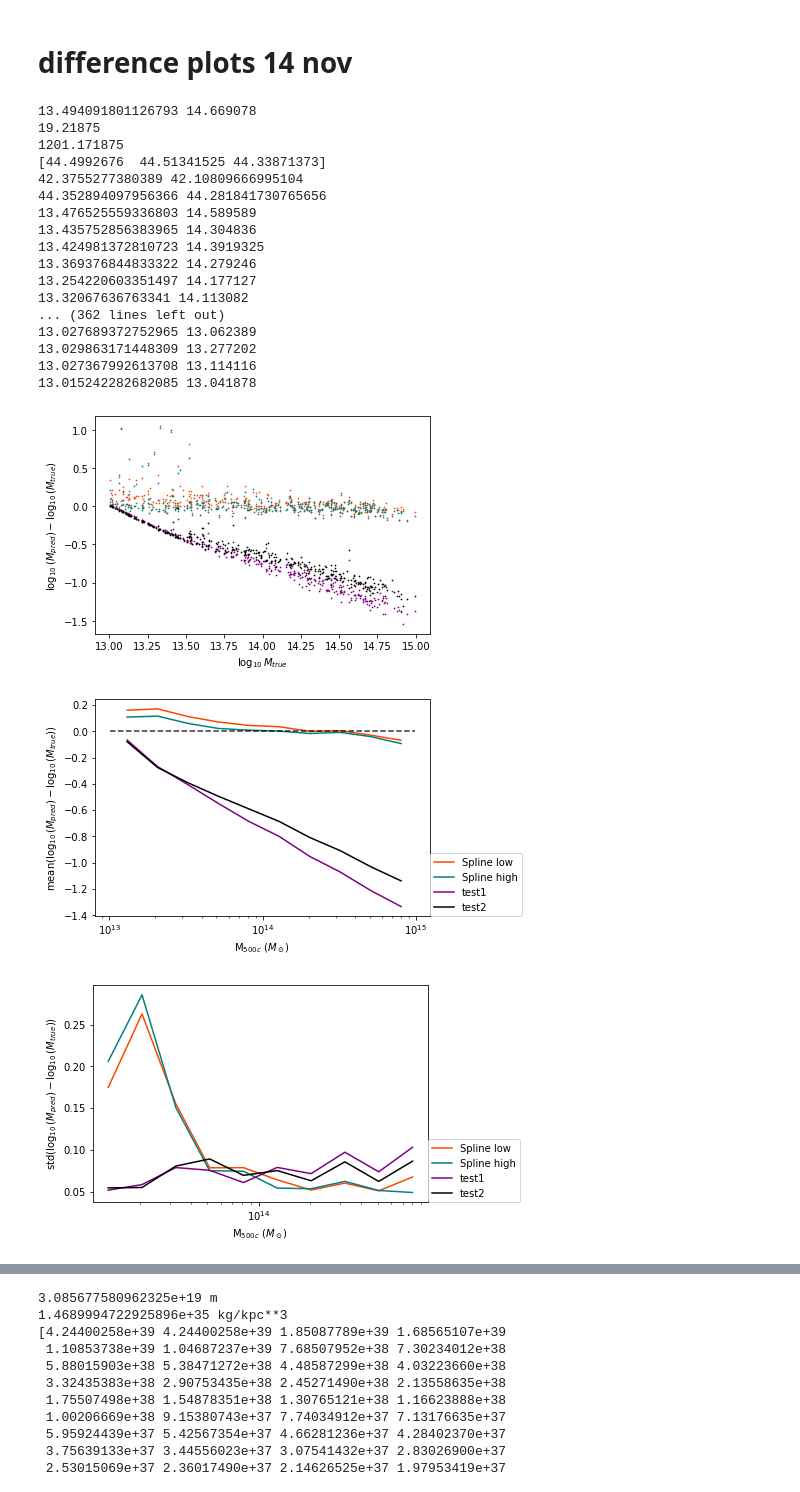
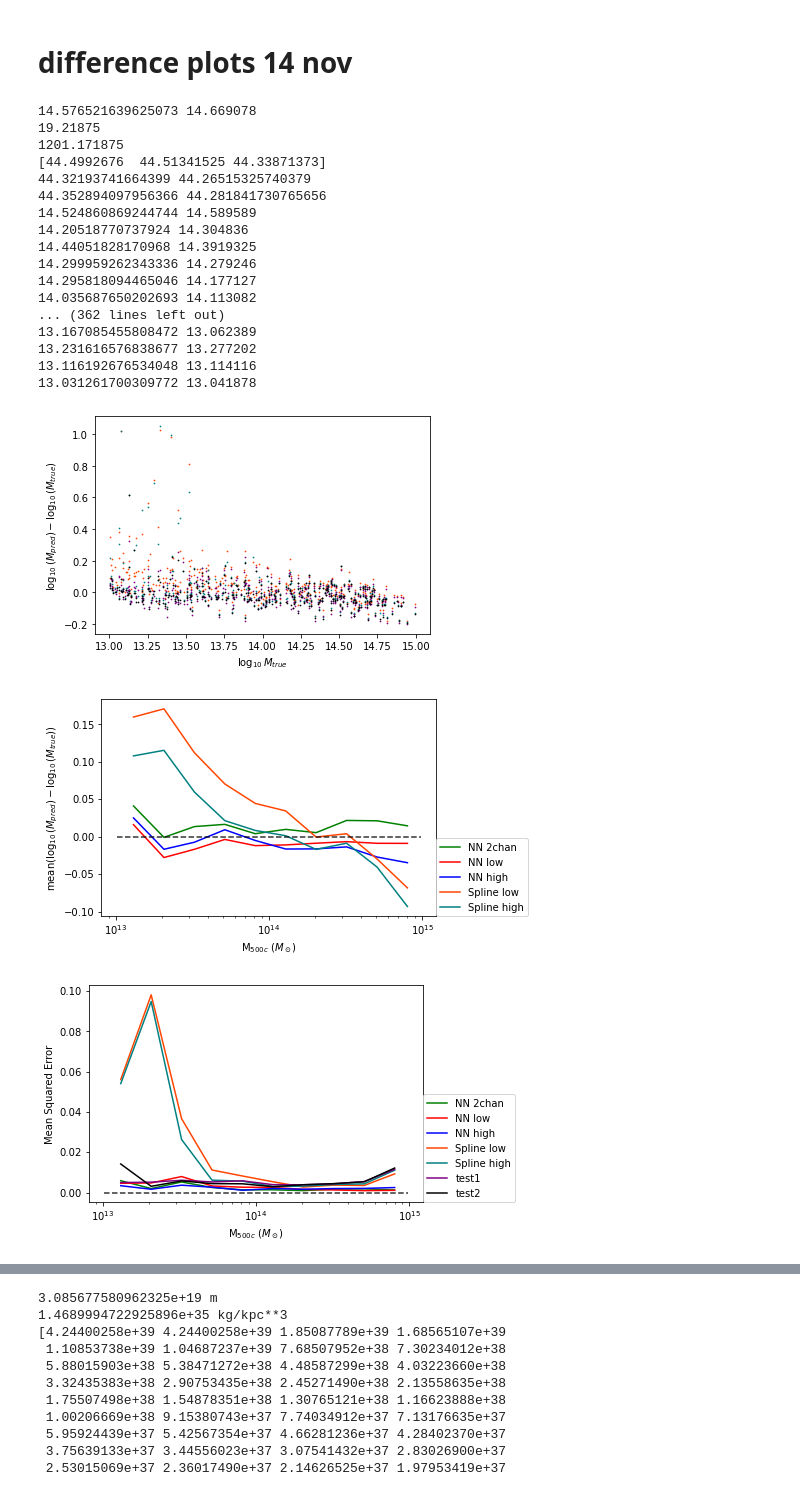
Before and after one commit to woutervantol/scriptie2, a Jupyter notebook: plots.ipynb, the cells around one changed output, grey strips where cells are left out. Drawn from its saved outputs; the diff is of its cells as text; code cells hidden in the pictures.

```diff
--- a/plots.ipynb
+++ b/plots.ipynb
@@ -8,15 +19,5 @@ import matplotlib.pyplot as plt
 # %% [markdown]
 # difference plots 14 nov
-# %%
-sw_path = "flamingo_0077/flamingo_0077.hdf5"
-data = Data(p, sw_path=sw_path)
-filepath = f"{p['base_data_path']}/obs_data_{p_to_filename(p)}_M1e13_rad2Mpc"
-data.make_obs_dataset(filepath=filepath)
-images = np.load(f"{filepath}.npy")
-images = images[:int(len(images)*data.test_size)]
-masses = data.soap_file[f"{data.selection_type}/TotalMass"][np.load(f"{filepath}_halo_indices.npy")]
-masses = masses[:int(len(masses)*data.test_size)]
-resolution = p['resolution']
 # %%
 #load models
 nnmodel = torch.load(f"{p['base_model_path']}/obs_model_2chan.pt")
@@ -59,8 +60,8 @@ for i, haloindex in enumerate(testindices):
     dist_from_center = np.sqrt((X + 0.5-int(resolution/2))**2+(Y+0.5-int(resolution/2))**2)
     mask_outer = dist_from_center<=radius
     mask_inner = dist_from_center<=(radius-1)
-    luminosity_circle_low = np.log10(np.sum(images[i, 0][mask_outer != mask_inner]))
-    luminosity_circle_high = np.log10(np.sum(images[i, 1][mask_outer != mask_inner]))
+    luminosity_circle_low = np.log10(np.sum(images[i, 0][mask_outer]))
+    luminosity_circle_high = np.log10(np.sum(images[i, 1][mask_outer]))
     predictions[i,5] = 10**spl_low(luminosity_circle_low)
     predictions[i,6] = 10**spl_high(luminosity_circle_high)
     print(np.log10(predictions[i,5]), np.log10(masses[i]))
@@ -86,7 +87,7 @@ plt.xlabel("$\log_{10} M_{true}$")
 plt.show()
 
 
-for i in range(3, 7):
+for i in range(0, 5):
     nr_bins = 10
     x = np.array([])
     y = np.array([])
@@ -104,46 +105,66 @@ plt.xscale("log")
 plt.xlabel("M$_{500c}$ $(M_\odot)$")
 plt.ylabel("mean($\log_{10}(M_{pred}) - \log_{10}(M_{true})$)")
 plt.legend(loc=(1, 0))
 plt.show()
 
+for i in range(0, 7):
+    nr_bins = 10
+    x = np.array([])
+    y = np.array([])
+    bin_edges = np.logspace(np.log10(np.min(masses)), np.log10(np.max(masses)), nr_bins+1)
+    minspread = np.array([])
+    maxspread = np.array([])
+    for b in range(nr_bins):
+        indices = np.logical_and(masses > bin_edges[b], masses < bin_edges[b+1])
+        x = np.append(x, np.mean([bin_edges[b], bin_edges[b+1]]))
+        y = np.append(y, np.mean((np.log10(predictions[indices,i]) - np.log10(masses[indices]))**2))
+    plt.plot(x, y, label=names[i], color=colors[i])
+plt.hlines(0.0, np.min(masses), np.max(masses), colors="black", linestyles="dashed", alpha=0.8)
+plt.xscale("log")
+# plt.yscale("log")
+plt.xlabel("M$_{500c}$ $(M_\odot)$")
+plt.ylabel("Mean Squared Error")
+plt.legend(loc=(1, 0))
+plt.show()
 
-for i in range(3, 7):
+
+for i in range(0, 7):
     nr_bins = 10
     x = np.array([])
     y = np.array([])
     bin_edges = np.logspace(np.log10(np.min(masses)), np.log10(np.max(masses)), nr_bins+1)
     minspread = np.array([])
     maxspread = np.array([])
     for b in range(nr_bins):
         indices = np.logical_and(masses > bin_edges[b], masses < bin_edges[b+1])
         x = np.append(x, np.mean([bin_edges[b], bin_edges[b+1]]))
         y = np.append(y, np.std(np.log10(predictions[indices,i]) - np.log10(masses[indices])))
     plt.plot(x, y, label=names[i], color=colors[i])
 # plt.hlines(1.0, np.min(masses), np.max(masses), colors="black", linestyles="dashed", alpha=0.8)
 plt.xscale("log")
 # plt.yscale("log")
 plt.xlabel("M$_{500c}$ $(M_\odot)$")
 plt.ylabel("std($\log_{10}(M_{pred}) - \log_{10}(M_{true})$)")
 plt.legend(loc=(1, 0))
 plt.show()
 # %% [output]
-13.494091801126793 14.669078
+14.576521639625073 14.669078
 19.21875
 1201.171875
 [44.4992676  44.51341525 44.33871373]
-42.3755277380389 42.10809666995104
+44.32193741664399 44.26515325740379
 44.352894097956366 44.281841730765656
-13.476525559336803 14.589589
-13.435752856383965 14.304836
-13.424981372810723 14.3919325
-13.369376844833322 14.279246
-13.254220603351497 14.177127
-13.32067636763341 14.113082
+14.524860869244744 14.589589
+14.20518770737924 14.304836
+14.44051828170968 14.3919325
+14.299959262343336 14.279246
+14.295818094465046 14.177127
+14.035687650202693 14.113082
 ... (362 lines left out)
-13.027689372752965 13.062389
-13.029863171448309 13.277202
-13.027367992613708 13.114116
-13.015242282682085 13.041878
+13.167085455808472 13.062389
+13.231616576838677 13.277202
+13.116192676534048 13.114116
+13.031261700309772 13.041878
-[figure, old version]
+[figure, new version]
-[figure, old version]
+[figure, new version]
-[figure, old version]
+[figure, new version]
```
Also changed, not shown: parts of 7 cells of this notebook, 11 other files.
